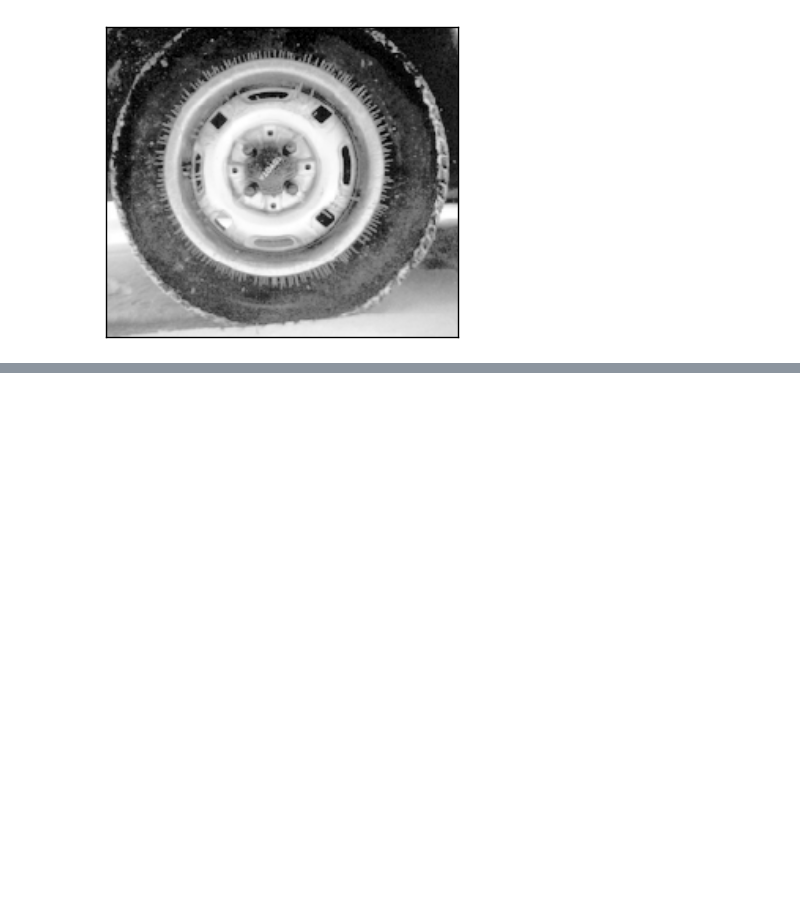
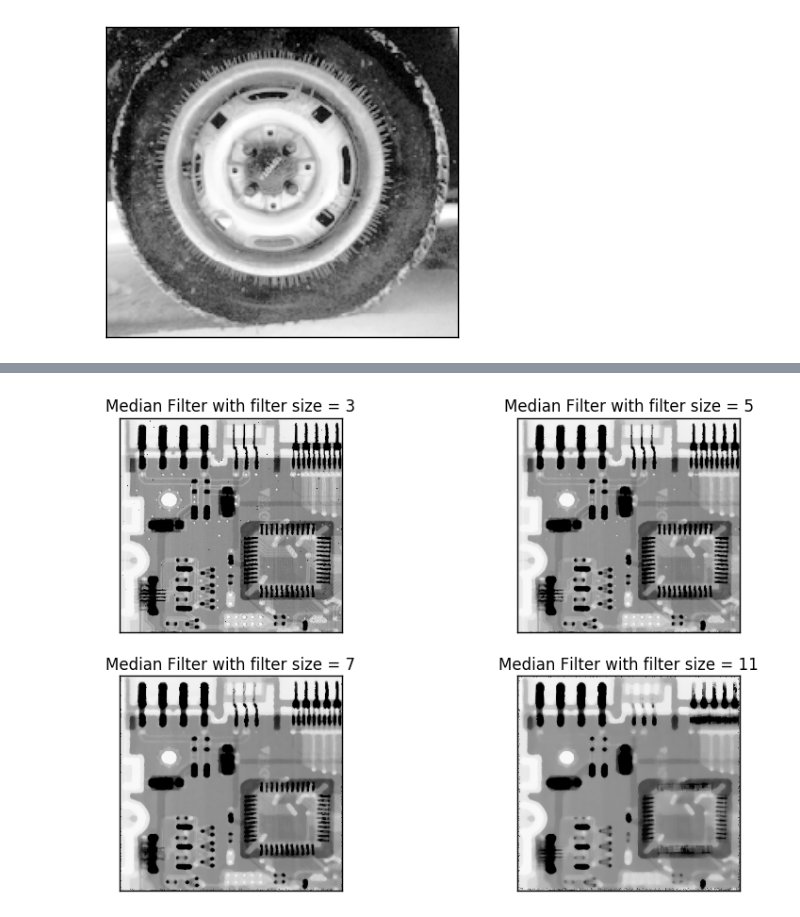
Before and after one commit to dalmia/Coursera-Specializations, a Jupyter notebook: Image Processing/Week 3/Spatial Processing.ipynb, the cells around one changed output, grey strips where cells are left out. Saved outputs shown, nothing was run; the diff lists cells and outputs as text; code cells hidden in the pictures; blank space fills up the shorter version.

Commit message:
Week3: assignment - median filtering

```diff
--- a/Image Processing/Week 3/Spatial Processing.ipynb
+++ b/Image Processing/Week 3/Spatial Processing.ipynb
@@ -21,6 +25,2 @@ show(img)
 # %% [output]
 [figure]
-# %%
-# Convert to grayscale
-img = np.array(Image.fromarray(img).convert('L'))
-show(img, cmap='gray')
@@ -85,0 +133,28 @@ show(img, cmap='gray')
+# %%
+def median_filtering(image, filter_size=5):
+    recovered_image = np.copy(image)
+    leave_out = (filter_size - 1) / 2
+    for i_x in range(leave_out, image.shape[0]-leave_out):
+        for i_y in range(leave_out, image.shape[1]-leave_out):
+            patch = noisy_image[i_x-leave_out:i_x+leave_out+1, i_y-leave_out:i_y+leave_out+1]
+            patch = np.sort(patch, axis=None)
+            recovered_image[i_x, i_y] = patch[(filter_size * filter_size + 1)/2 - 1]
+
+#     show(recovered_image, cmap='gray', title='Filter size = %s' % filter_size)
+    return recovered_image
+# %%
+filter_sizes = [3, 5, 7, 11]
+plt.figure(figsize=(10,10))
+columns = 2
+for i,filter_size in enumerate(filter_sizes):
+    img_ = median_filtering(noisy_image, filter_size=filter_size).astype(np.uint8)
+    plt.subplot(len(filter_sizes)/columns + 1, columns, i+1)
+    plt.title('Median Filter with filter size = %d' % filter_size)
+    plt.imshow(img_, cmap='gray')
+    frame = plt.gca()
+    frame.axes.get_xaxis().set_visible(False)
+    frame.axes.get_yaxis().set_visible(False)
+
+plt.show()
+# %% [output]
+[figure, added]
```
Also changed, not shown: parts of 10 cells of this notebook, 2 other files.
